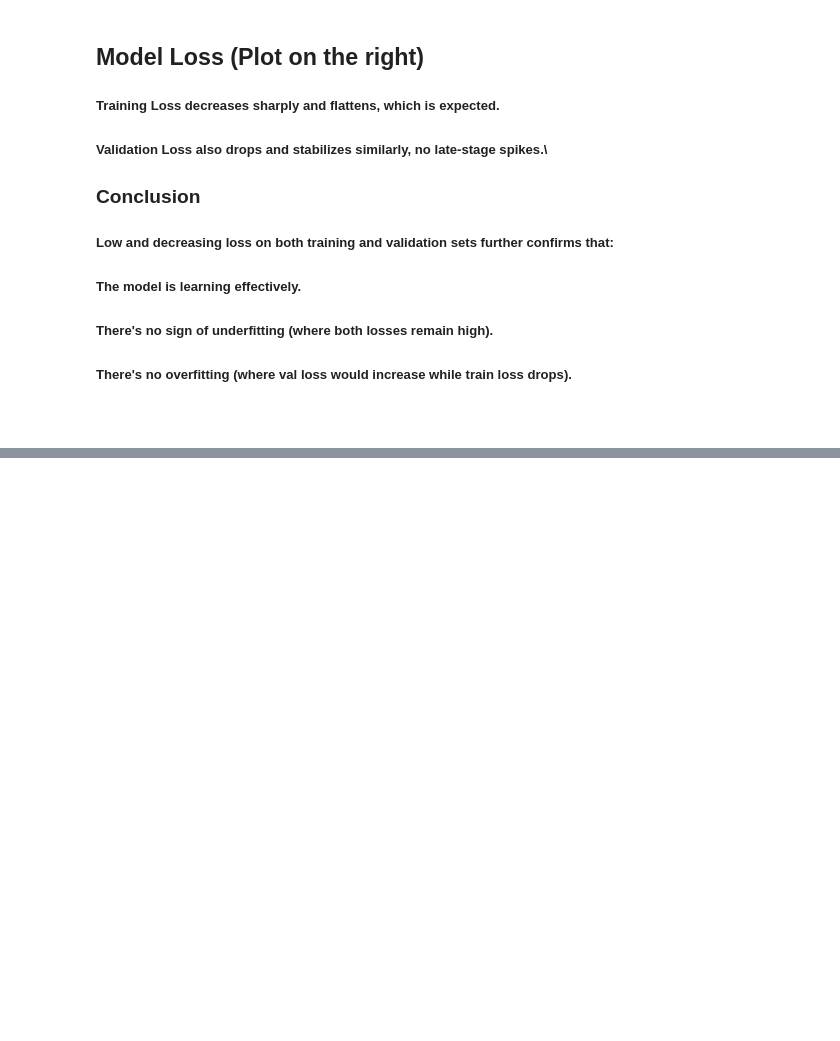
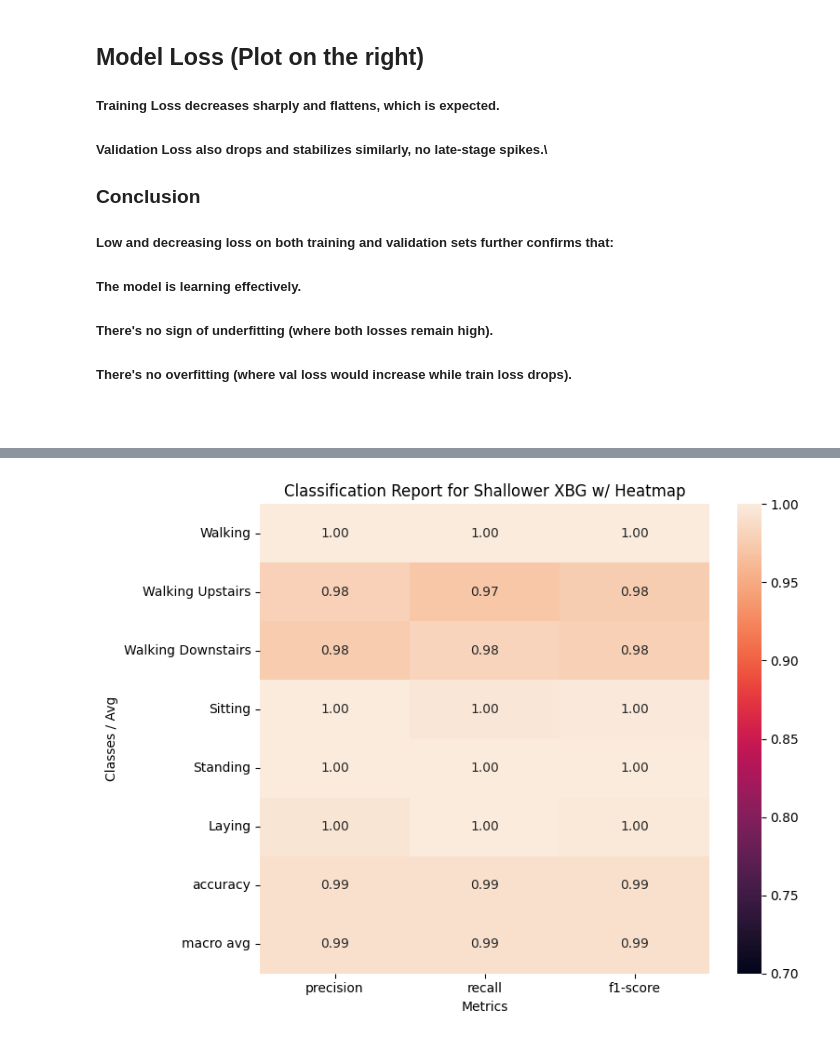
Before and after one commit to nbhatt1539/CSC5610-Final-project-E302, a Jupyter notebook: CSC6621Final project.ipynb, the cells around one changed output, grey strips where cells are left out. Saved outputs shown, nothing was run; the diff lists cells and outputs as text; code cells hidden in the pictures; blank space fills up the shorter version.

```diff
--- a/CSC6621Final project.ipynb
+++ b/CSC6621Final project.ipynb
@@ -298,0 +409,18 @@ XGBClassifier(base_score=None, booster=None, callbacks=None,
+# %%
+labels = [class_mapping[i] for i in range(len(class_mapping))]
+report = classification_report(y_test_encoded, y_pred_labels_shallow, output_dict=True, target_names=labels)
+report_df = pd.DataFrame(report).transpose()
+
+# Drop support column (optional)
+report_df = report_df.drop(columns=["support"], errors='ignore')
+
+# Plot heatmap
+plt.figure(figsize=(8, 6))
+sns.heatmap(report_df.iloc[:-1], annot=True, vmin=0.70, vmax=1.00, fmt='.2f')
+plt.title("Classification Report for Shallower XBG w/ Heatmap")
+plt.ylabel("Classes / Avg")
+plt.xlabel("Metrics")
+plt.tight_layout()
+plt.show()
+# %% [output]
+[figure, added]
```
Also changed, not shown: parts of 35 cells of this notebook.
